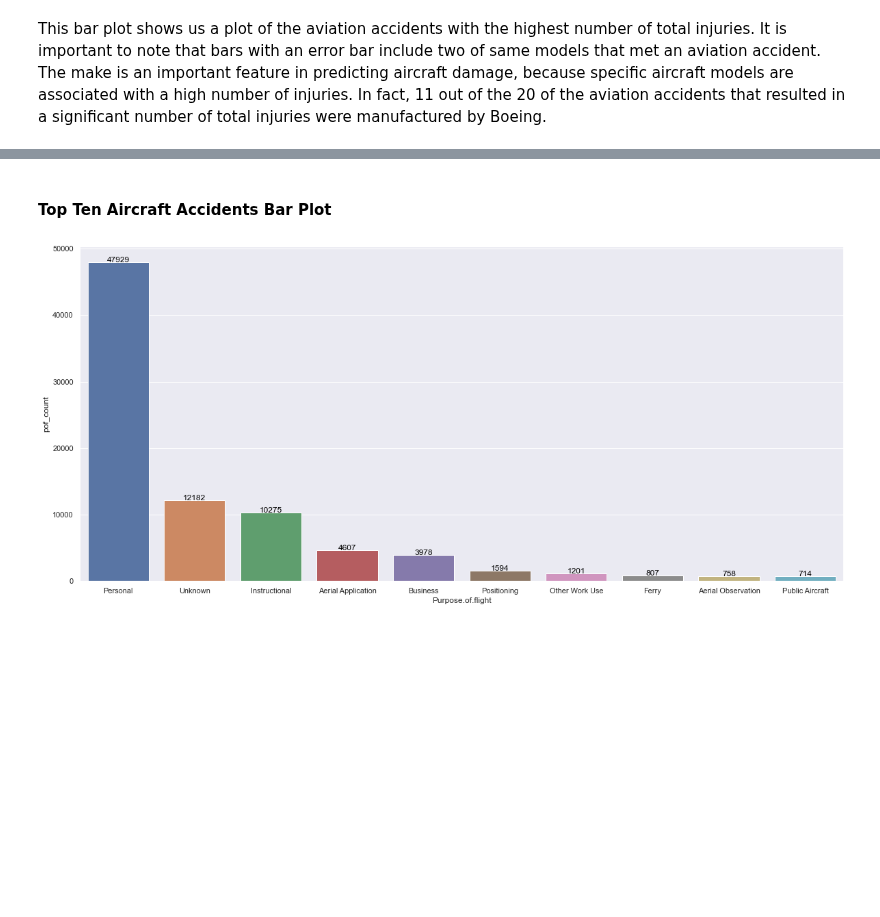
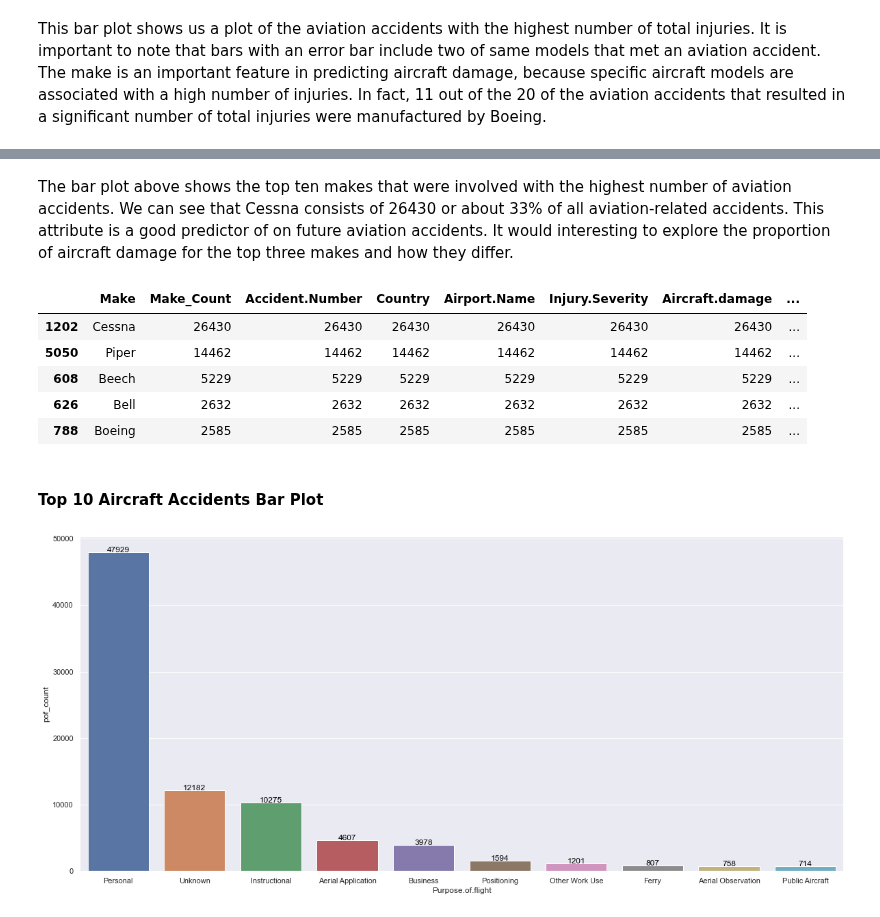
Before and after one commit to sajmera9/MachineLearning1, a Jupyter notebook: Lab 1 - Visualization and Preprocessing .ipynb, the cells around one changed output, grey strips where cells are left out. Drawn from its saved outputs; the diff is of its cells as text; code cells hidden in the pictures; blank space fills up the shorter version.

```diff
--- a/Lab 1 - Visualization and Preprocessing .ipynb
+++ b/Lab 1 - Visualization and Preprocessing .ipynb
@@ -485,5 +494,16 @@ This bar plot shows us a plot of the aviation accidents with the highest number
+# %% [markdown]
+The bar plot above shows the top ten makes that were involved with the highest number of aviation accidents. We can see that Cessna consists of 26430 or about 33% of all aviation-related accidents. This attribute is a good predictor of on future aviation accidents. It would interesting to explore the proportion of aircraft damage for the top three makes and how they differ.
+# %%
+totinj_make.head()
+# %% [output]
+|  | Make | Make_Count | Accident.Number | Country | Airport.Name | Injury.Severity | Aircraft.damage | ... |
+| 1202 | Cessna | 26430 | 26430 | 26430 | 26430 | 26430 | 26430 | ... |
+| 5050 | Piper | 14462 | 14462 | 14462 | 14462 | 14462 | 14462 | ... |
+| 608 | Beech | 5229 | 5229 | 5229 | 5229 | 5229 | 5229 | ... |
+| 626 | Bell | 2632 | 2632 | 2632 | 2632 | 2632 | 2632 | ... |
+| 788 | Boeing | 2585 | 2585 | 2585 | 2585 | 2585 | 2585 | ... |
 # %% [markdown]
-#### Top Ten Aircraft Accidents Bar Plot
+#### Top 10 Aircraft Accidents Bar Plot
 # %%
 totinj_pof = rc_aviation.groupby(['Purpose.of.flight']).count().reset_index().sort_values(by="Investigation.Type",ascending=False)
 #.sort_values(by="Total_Injuries",ascending=False)[:10]
```
Also changed, not shown: parts of 6 cells of this notebook.
